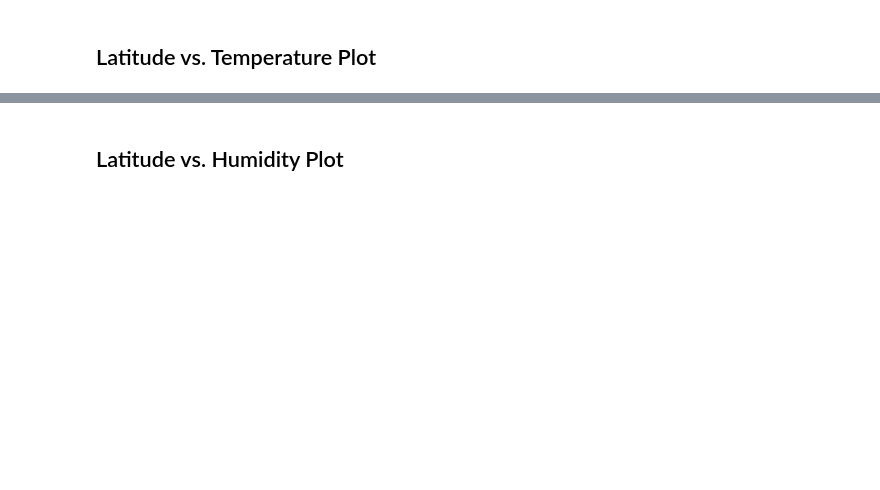
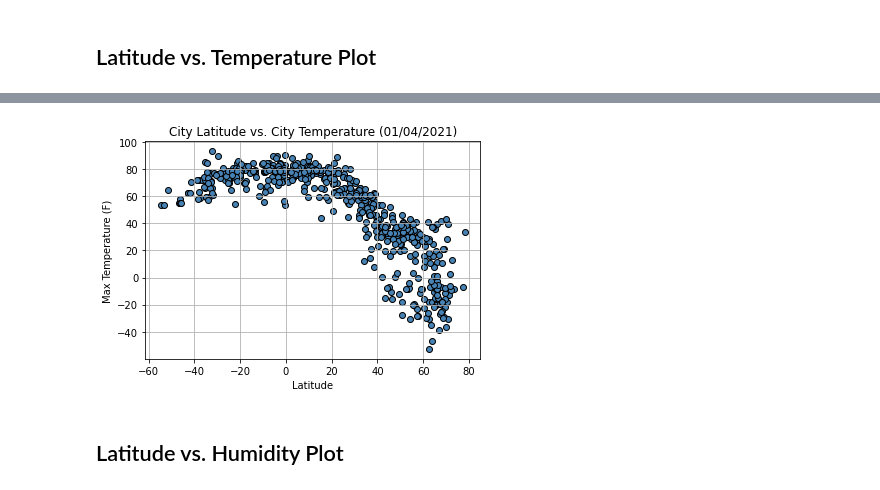
Before and after one commit to shadeetabasi/python-api-challenge, a Jupyter notebook: WeatherPy/WeatherPy.ipynb, the cells around one changed output, grey strips where cells are left out. Drawn from its saved outputs; the diff is of its cells as text; code cells hidden in the pictures; blank space fills up the shorter version.

Commit message:
added weather files

```diff
--- a/WeatherPy/WeatherPy.ipynb
+++ b/WeatherPy/WeatherPy.ipynb
@@ -99,0 +132,14 @@ Data Retrieval Complete
+# %%
+# Create a DataFrame
+city_weather_df = pd.DataFrame({"City": cities_list,
+                        "Cloudiness":cloudiness,
+                        "Country":country,
+                        "Date":date,
+                        "Humidity":humidity,
+                        "Lat":lat,
+                        "Lng":lng,
+                        "Max Temp":max_temp,
+                        "Wind Speed":wind_speed})
+
+# Display head of DataFrame
+city_weather_df.head(10)
@@ -130,3 +195,9 @@ Int64Index([], dtype='int64')
 ## Plotting the Data
 * Use proper labeling of the plots using plot titles (including date of analysis) and axes labels.
 * Save the plotted figures as .pngs.
+# %%
+# Import datetime library to add time stamp + test
+import datetime
+
+today = datetime.date.today()
+print("{:%b, %d %Y}".format(today))
@@ -138,2 +208,12 @@ Int64Index([], dtype='int64')
+# %%
+#Create Scatter Plot
+plt.scatter(city_weather_df["Lat"], city_weather_df["Max Temp"], marker = "o", facecolor = "steelblue", edgecolor = "black")
+plt.xlabel("Latitude")
+plt.ylabel("Max Temperature (F)")
+plt.title("City Latitude vs. City Temperature ({:%m/%d/%Y})".format(today))
+plt.grid()
+plt.savefig('latvstemperatureplot.png')
+# %% [output]
+[figure, added]
 # %% [markdown]
 ## Latitude vs. Humidity Plot
```
Also changed, not shown: parts of 38 cells of this notebook, 14 other files.
